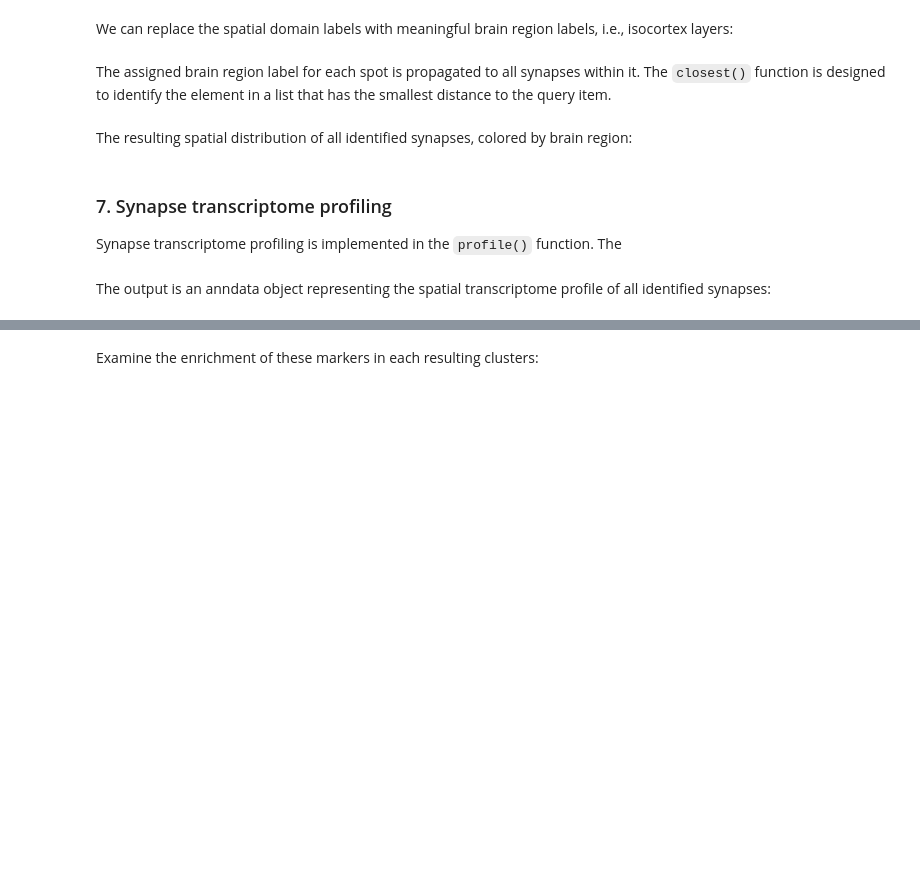
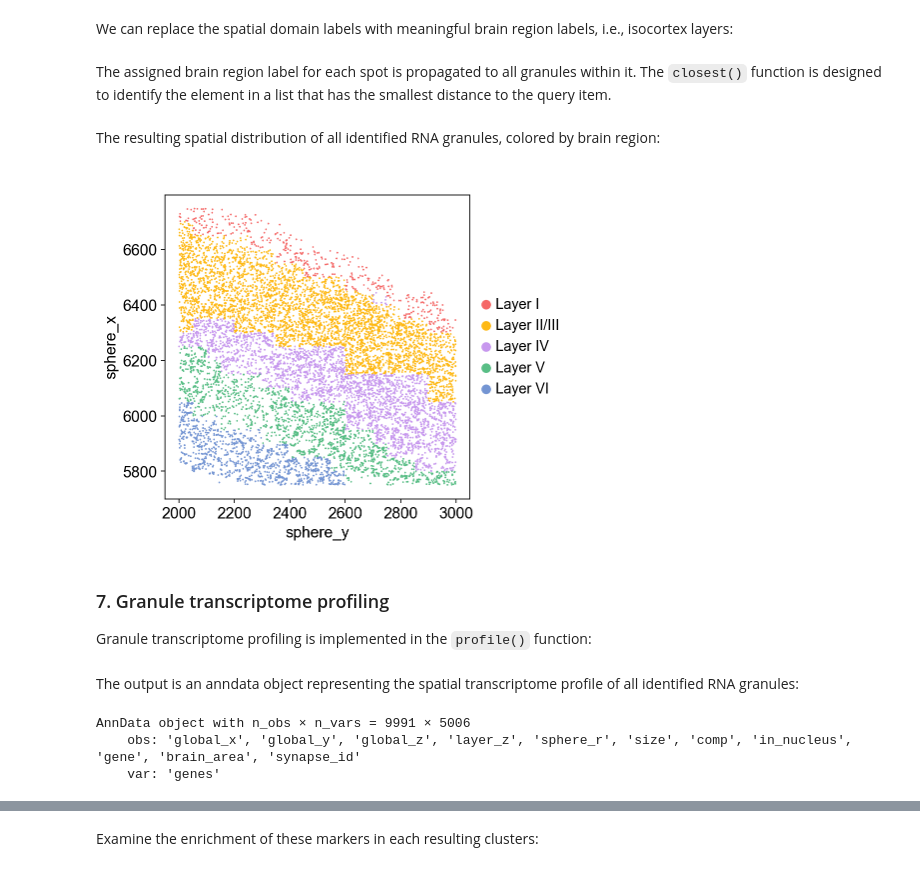
Before and after one commit to chen-yang-yuan/mcDETECT, a Jupyter notebook: tutorial/tutorial.ipynb, the cells around one changed output, grey strips where cells are left out. Drawn from its saved outputs; the diff is of its cells as text; code cells hidden in the pictures; blank space fills up the shorter version.

Commit message:
updated tutorial notebook and markdown

```diff
--- a/tutorial/tutorial.ipynb
+++ b/tutorial/tutorial.ipynb
@@ -73,5 +80,5 @@ print(transcripts.head().to_string())
 # %%
-syn_genes = ['Snap25', 'Camk2a', 'Slc17a7', 'Vamp2', 'Syp', 'Syn1', 'Dlg4', 'Gria2', 'Gap43', 'Gria1', 'Bsn', 'Slc32a1']
+syn_genes = ["Snap25", "Camk2a", "Slc17a7", "Cyfip2", "Map2", "Syp", "Syn1", "Slc32a1", "Vamp2", "Mapt", "Gria2", "Gap43", "Tubb3", "Dlg4", "Gria1", "Bsn"]
 # %% [markdown]
 * (Optional) Negative control markers: user-defined list. If `None`, negative control filtering will be disabled.
 # %%
@@ -85,6 +94,6 @@ Instantiate an object `mc` from `mcDETECT`:
 # %%
 mc = mcDETECT(type = "Xenium", transcripts = transcripts, syn_genes = syn_genes, nc_genes = nc_genes, eps = 1.5,
-              minspl = None, grid_len = 1, cutoff_prob = 0.95, alpha = 5, low_bound = 3, size_thr = 5,
+              minspl = 3, grid_len = 1, cutoff_prob = 0.95, alpha = 5, low_bound = 3, size_thr = 5,
               in_nucleus_thr = (0.5, 0.5), l = 1, rho = 0.2, s = 1, nc_top = 20, nc_thr = 0.1)
 # %% [markdown]
 Hyperparameters in `mcDETECT`:
@@ -108,2 +117,2 @@ Synapse detection is implemented in the `detect()` function:
 # %%
-synapses = mc.detect()
+granules = mc.detect()
@@ -206,29 +258,31 @@ for i in area_dict.keys():
 # %% [markdown]
-The assigned brain region label for each spot is propagated to all synapses within it. The `closest()` function is designed to identify the element in a list that has the smallest distance to the query item.
+The assigned brain region label for each spot is propagated to all granules within it. The `closest()` function is designed to identify the element in a list that has the smallest distance to the query item.
 # %%
-labels_df = pd.DataFrame({'global_x': spots.obs['global_x'], 'global_y': spots.obs['global_y'], 'brain_area': spots.obs['brain_area']})
-x_grid, y_grid = list(np.unique(labels_df['global_x'])), list(np.unique(labels_df['global_y']))
+labels_df = pd.DataFrame({"global_x": spots.obs["global_x"], "global_y": spots.obs["global_y"], "brain_area": spots.obs["brain_area"]})
+x_grid, y_grid = list(np.unique(labels_df["global_x"])), list(np.unique(labels_df["global_y"]))
 
-synapses['brain_area'] = np.nan
-for i in range(synapses.shape[0]):
-    closest_x = closest(x_grid, synapses['sphere_x'].iloc[i])
-    closest_y = closest(y_grid, synapses['sphere_y'].iloc[i])
-    target_label = labels_df[(labels_df['global_x'] == closest_x) & (labels_df['global_y'] == closest_y)]
-    synapses['brain_area'].iloc[i] = target_label['brain_area'][0]
+granules["brain_area"] = np.nan
+for i in range(granules.shape[0]):
+    closest_x = closest(x_grid, granules["sphere_x"].iloc[i])
+    closest_y = closest(y_grid, granules["sphere_y"].iloc[i])
+    target_label = labels_df[(labels_df["global_x"] == closest_x) & (labels_df["global_y"] == closest_y)]
+    granules["brain_area"].iloc[i] = target_label["brain_area"][0]
 # %% [markdown]
-The resulting spatial distribution of all identified synapses, colored by brain region:
+The resulting spatial distribution of all identified RNA granules, colored by brain region:
 # %%
-synapse_adata = anndata.AnnData(X = np.zeros(synapses.shape), obs = synapses)
-synapse_adata.obs['brain_area'] = pd.Categorical(synapse_adata.obs['brain_area'], categories = ['Layer I', 'Layer II/III', 'Layer IV', 'Layer V', 'Layer VI'], ordered = True)
+granule_adata = anndata.AnnData(X = np.zeros(granules.shape), obs = granules)
+granule_adata.obs["brain_area"] = pd.Categorical(granule_adata.obs["brain_area"], categories = ["Layer I", "Layer II/III", "Layer IV", "Layer V", "Layer VI"], ordered = True)
 
 color_map = ["#F56867", "#FEB915", "#C798EE", "#59BE86", "#7495D3"]
-ax = sc.pl.scatter(synapse_adata, alpha = 1, x = 'sphere_y', y = 'sphere_x', color = 'brain_area', palette = color_map, size = 30, title = " ", show = False)
+ax = sc.pl.scatter(granule_adata, alpha = 1, x = "sphere_y", y = "sphere_x", color = "brain_area", palette = color_map, size = 10, title = " ", show = False)
 ax.grid(False)
-ax.set_aspect('equal', 'box')
-plt.savefig("tutorial_files/synapses.png", dpi = 120)
+ax.set_aspect("equal", "box")
+plt.savefig("tutorial_files/granules.png", dpi = 120)
 plt.show()
+# %% [output]
+[figure, added]
 # %% [markdown]
-### 7. Synapse transcriptome profiling
+### 7. Granule transcriptome profiling
 
-Synapse transcriptome profiling is implemented in the `profile()` function. The
+Granule transcriptome profiling is implemented in the `profile()` function:
 # %%
@@ -236,2 +290,2 @@ syn_adata = mc.profile(synapses)
 # %% [markdown]
-The output is an anndata object representing the spatial transcriptome profile of all identified synapses:
+The output is an anndata object representing the spatial transcriptome profile of all identified RNA granules:
@@ -239,0 +292,6 @@ syn_adata
+# %%
+gnl_adata
+# %% [output]
+AnnData object with n_obs × n_vars = 9991 × 5006
+    obs: 'global_x', 'global_y', 'global_z', 'layer_z', 'sphere_r', 'size', 'comp', 'in_nucleus', 'gene', 'brain_area', 'synapse_id'
+    var: 'genes'
```
Also changed, not shown: parts of 32 cells of this notebook, 1 other file.
